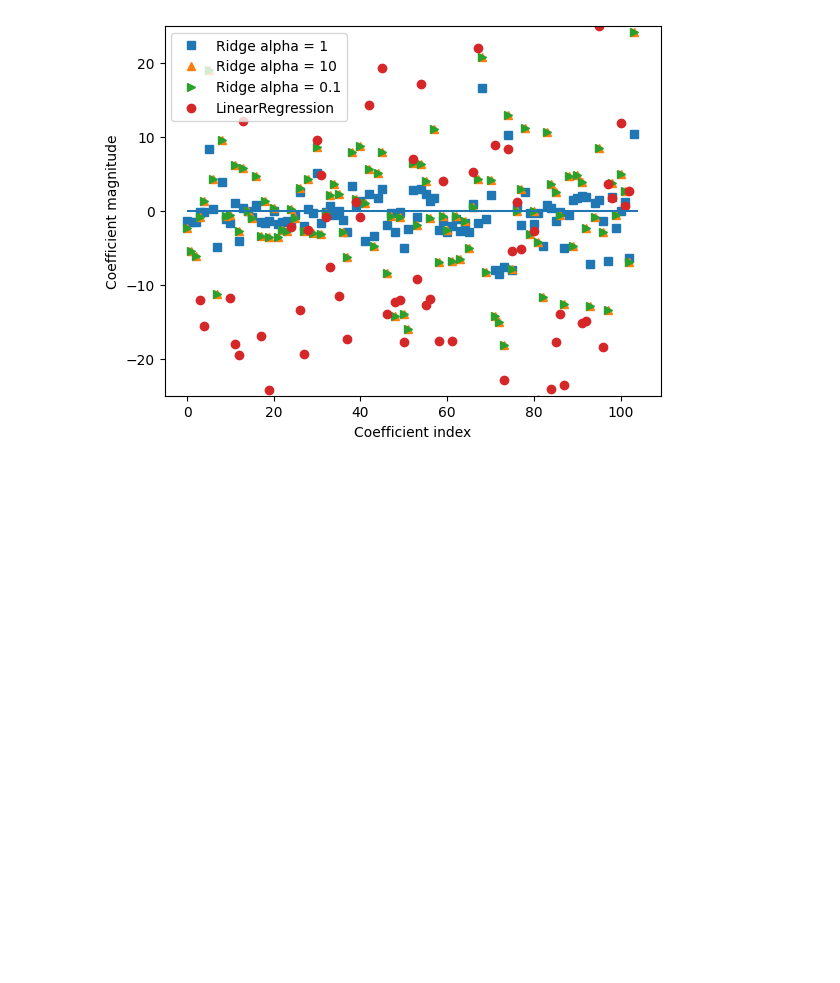
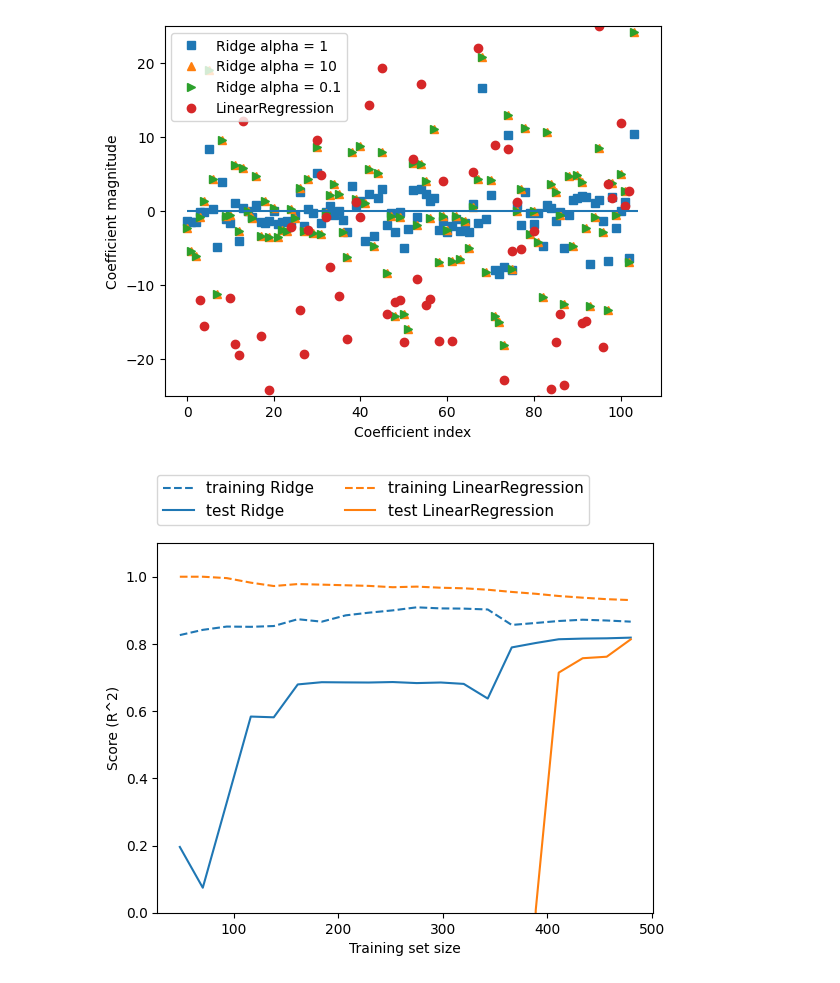
Before and after one commit to Singh-Prince-Rinku/SuperVisedMacineLearning, a Jupyter notebook: SuperVisedMachineLearning.ipynb, the cells around one changed output. Drawn from its saved outputs; the diff is of its cells as text; code cells hidden in the pictures; blank space fills up the shorter version.

```diff
--- a/SuperVisedMachineLearning.ipynb
+++ b/SuperVisedMachineLearning.ipynb
@@ -290,3 +290,7 @@ plt.legend()
 # %% [output]
 <matplotlib.legend.Legend at 0x...>
 [figure]
+# %%
+mglearn.plots.plot_ridge_n_samples()
+# %% [output]
+[figure, added]
```
